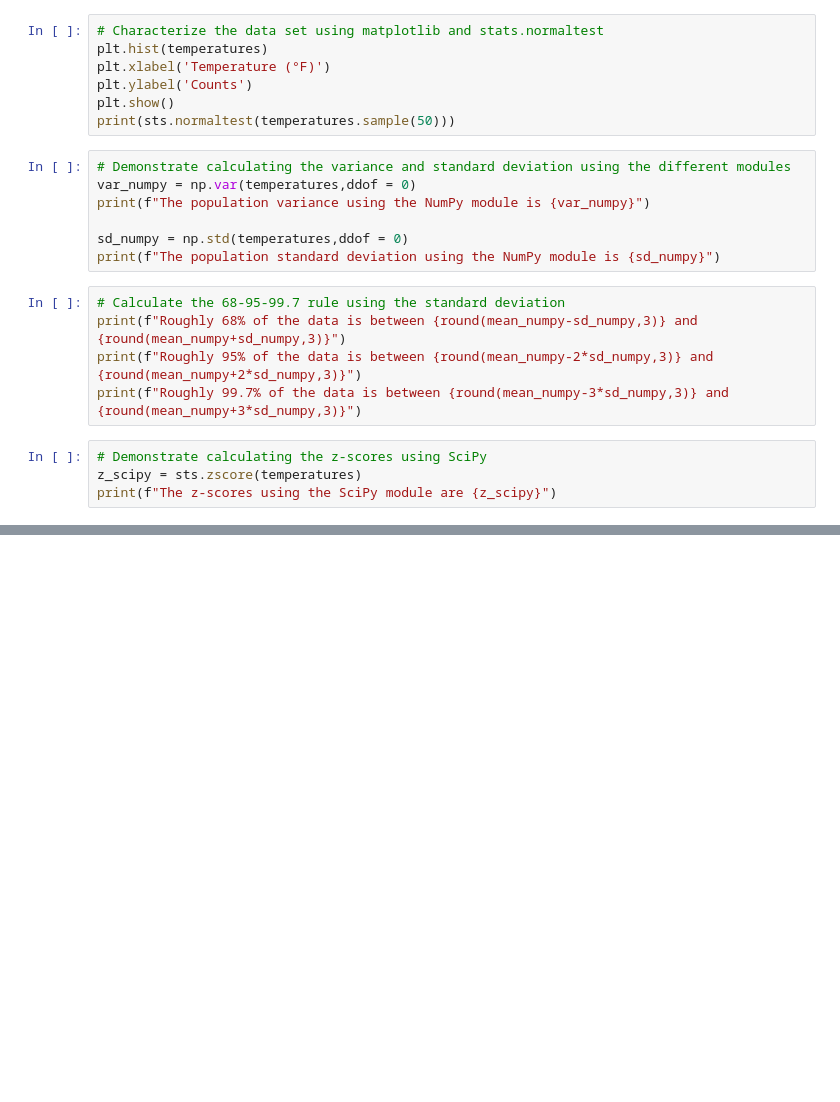
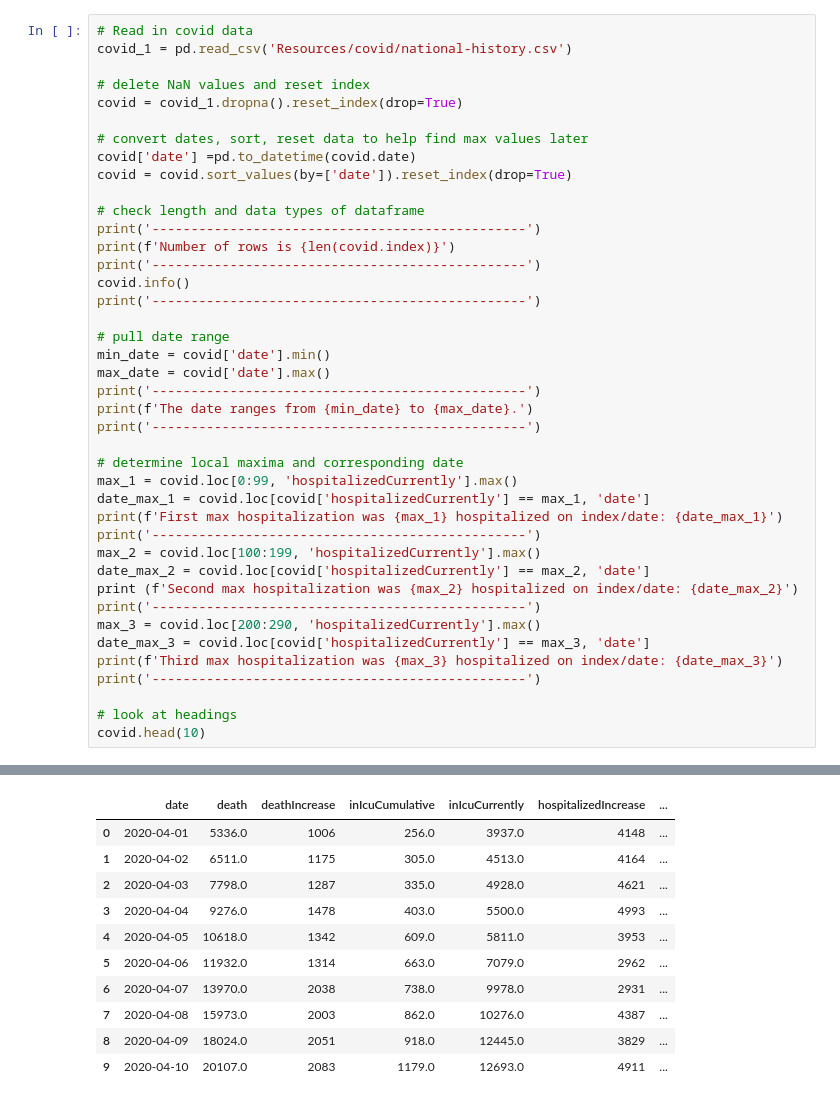
Before and after one commit to emmobley63/Project_1, a Jupyter notebook: notebook.ipynb, the cells around one changed output, grey strips where cells are left out. Drawn from its saved outputs; the diff is of its cells as text; blank space fills up the shorter version.

```diff
--- a/notebook.ipynb
+++ b/notebook.ipynb
@@ -198,23 +30,42 @@ plt.show()
-# %%
-# Characterize the data set using matplotlib and stats.normaltest
-plt.hist(temperatures)
-plt.xlabel('Temperature (°F)')
-plt.ylabel('Counts')
-plt.show()
-print(sts.normaltest(temperatures.sample(50)))
-# %%
-# Demonstrate calculating the variance and standard deviation using the different modules
-var_numpy = np.var(temperatures,ddof = 0)
-print(f"The population variance using the NumPy module is {var_numpy}")
-
-sd_numpy = np.std(temperatures,ddof = 0)
-print(f"The population standard deviation using the NumPy module is {sd_numpy}")
-# %%
-# Calculate the 68-95-99.7 rule using the standard deviation
-print(f"Roughly 68% of the data is between {round(mean_numpy-sd_numpy,3)} and {round(mean_numpy+sd_numpy,3)}")
-print(f"Roughly 95% of the data is between {round(mean_numpy-2*sd_numpy,3)} and {round(mean_numpy+2*sd_numpy,3)}")
-print(f"Roughly 99.7% of the data is between {round(mean_numpy-3*sd_numpy,3)} and {round(mean_numpy+3*sd_numpy,3)}")
-# %%
-# Demonstrate calculating the z-scores using SciPy
-z_scipy = sts.zscore(temperatures)
-print(f"The z-scores using the SciPy module are {z_scipy}")
+# %%
+# Read in covid data
+covid_1 = pd.read_csv('Resources/covid/national-history.csv')
+
+# delete NaN values and reset index
+covid = covid_1.dropna().reset_index(drop=True)
+
+# convert dates, sort, reset data to help find max values later
+covid['date'] =pd.to_datetime(covid.date)
+covid = covid.sort_values(by=['date']).reset_index(drop=True)
+
+# check length and data types of dataframe
+print('------------------------------------------------')
+print(f'Number of rows is {len(covid.index)}')
+print('------------------------------------------------')
+covid.info()
+print('------------------------------------------------')
+
+# pull date range
+min_date = covid['date'].min()
+max_date = covid['date'].max()
+print('------------------------------------------------')
+print(f'The date ranges from {min_date} to {max_date}.')
+print('------------------------------------------------')
+
+# determine local maxima and corresponding date
+max_1 = covid.loc[0:99, 'hospitalizedCurrently'].max()
+date_max_1 = covid.loc[covid['hospitalizedCurrently'] == max_1, 'date']
+print(f'First max hospitalization was {max_1} hospitalized on index/date: {date_max_1}')
+print('------------------------------------------------')
+max_2 = covid.loc[100:199, 'hospitalizedCurrently'].max()
+date_max_2 = covid.loc[covid['hospitalizedCurrently'] == max_2, 'date']
+print (f'Second max hospitalization was {max_2} hospitalized on index/date: {date_max_2}')
+print('------------------------------------------------')
+max_3 = covid.loc[200:290, 'hospitalizedCurrently'].max()
+date_max_3 = covid.loc[covid['hospitalizedCurrently'] == max_3, 'date']
+print(f'Third max hospitalization was {max_3} hospitalized on index/date: {date_max_3}')
+print('------------------------------------------------')
+
+# look at headings
+covid.head(10)
+# %% [output]
@@ -220,0 +89,11 @@ print(f"The z-scores using the SciPy module are {z_scipy}")
+|  | date | death | deathIncrease | inIcuCumulative | inIcuCurrently | hospitalizedIncrease | ... |
+| 0 | 2020-04-01 | 5336.0 | 1006 | 256.0 | 3937.0 | 4148 | ... |
+| 1 | 2020-04-02 | 6511.0 | 1175 | 305.0 | 4513.0 | 4164 | ... |
+| 2 | 2020-04-03 | 7798.0 | 1287 | 335.0 | 4928.0 | 4621 | ... |
+| 3 | 2020-04-04 | 9276.0 | 1478 | 403.0 | 5500.0 | 4993 | ... |
+| 4 | 2020-04-05 | 10618.0 | 1342 | 609.0 | 5811.0 | 3953 | ... |
+| 5 | 2020-04-06 | 11932.0 | 1314 | 663.0 | 7079.0 | 2962 | ... |
+| 6 | 2020-04-07 | 13970.0 | 2038 | 738.0 | 9978.0 | 2931 | ... |
+| 7 | 2020-04-08 | 15973.0 | 2003 | 862.0 | 10276.0 | 4387 | ... |
+| 8 | 2020-04-09 | 18024.0 | 2051 | 918.0 | 12445.0 | 3829 | ... |
+| 9 | 2020-04-10 | 20107.0 | 2083 | 1179.0 | 12693.0 | 4911 | ... |
```
Also changed, not shown: parts of 25 cells of this notebook, 21 other files.
